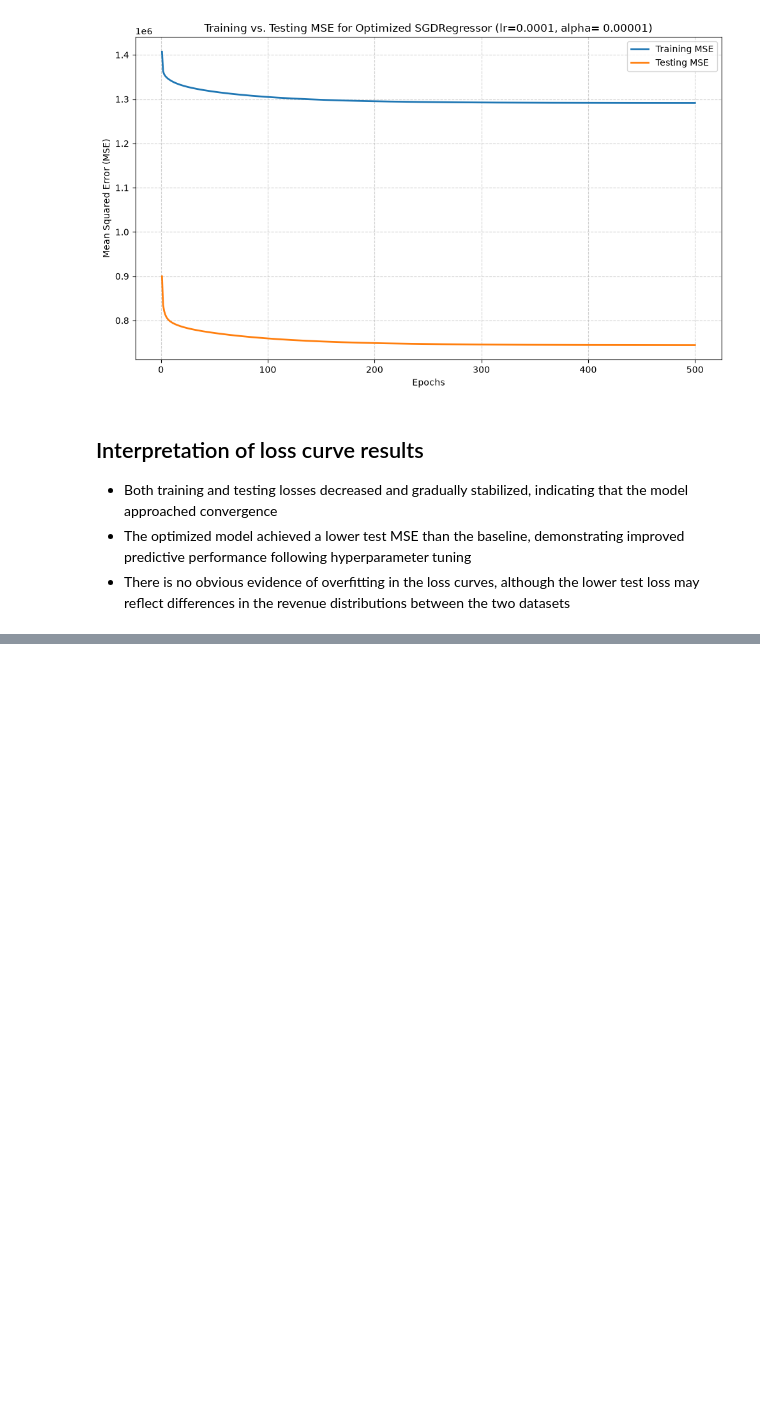
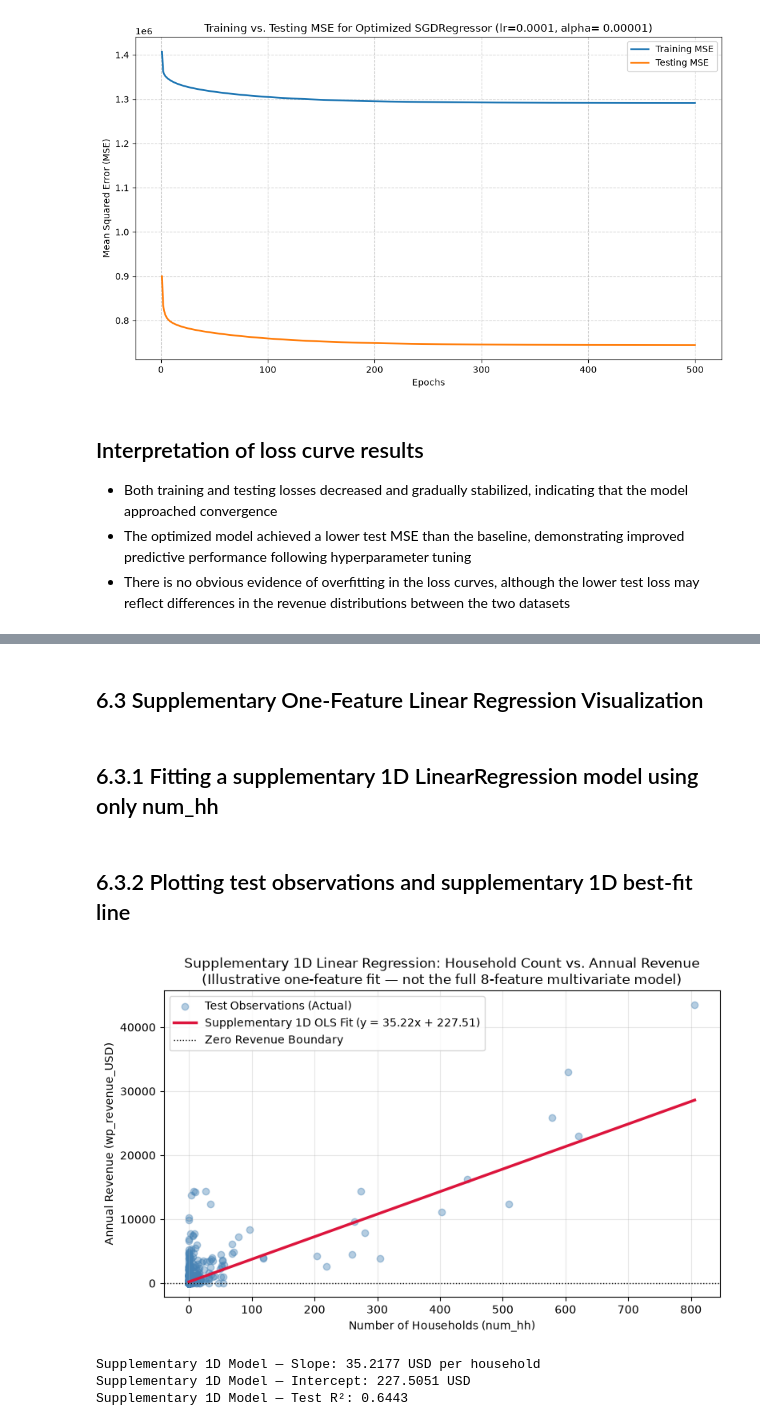
Before and after one commit to L-nsamba/linear_regression_model, a Jupyter notebook: summative/linear_regression/multivariate.ipynb, the cells around one changed output, grey strips where cells are left out. Saved outputs shown, nothing was run; the diff lists cells and outputs as text; code cells hidden in the pictures; blank space fills up the shorter version.

Commit message:
ordinary linear regression model completion

```diff
--- a/summative/linear_regression/multivariate.ipynb
+++ b/summative/linear_regression/multivariate.ipynb
@@ -924,0 +1045,63 @@ display(sgd_results_df)
+# %% [markdown]
+## 6.3 Supplementary One-Feature Linear Regression Visualization
+# %% [markdown]
+## 6.3.1 Fitting a supplementary 1D LinearRegression model using only num_hh
+# %%
+# Fitting a supplementary 1D LinearRegression model using only num_hh
+simple_lr = LinearRegression()
+simple_lr.fit(X_train[["num_hh"]], y_train)
+
+# Extracting the slope and intercept
+slope = simple_lr.coef_[0]
+intercept = simple_lr.intercept_
+
+# Generating fitted values across the observed test range of num_hh
+x_range = np.linspace(X_test["num_hh"].min(), X_test["num_hh"].max(), 200)
+x_grid = pd.DataFrame({"num_hh": x_range})
+y_fitted = simple_lr.predict(x_grid)
+# %% [markdown]
+## 6.3.2 Plotting test observations and supplementary 1D best-fit line
+# %%
+plt.figure(figsize=(8, 5))
+plt.scatter(
+    X_test["num_hh"],
+    y_test,
+    alpha=0.4,
+    color="steelblue",
+    label="Test Observations (Actual)",
+)
+plt.plot(
+    x_range,
+    y_fitted,
+    color="crimson",
+    linewidth=2.5,
+    label=f"Supplementary 1D OLS Fit (y = {slope:.2f}x + {intercept:.2f})",
+)
+plt.axhline(
+    0,
+    color="black",
+    linestyle=":",
+    linewidth=1,
+    label="Zero Revenue Boundary",
+)
+plt.title(
+    "Supplementary 1D Linear Regression: Household Count vs. Annual Revenue\n"
+    "(Illustrative one-feature fit — not the full 8-feature multivariate model)"
+)
+plt.xlabel("Number of Households (num_hh)")
+plt.ylabel("Annual Revenue (wp_revenue_USD)")
+plt.legend()
+plt.grid(True, alpha=0.3)
+plt.tight_layout()
+plt.show()
+
+print(f"Supplementary 1D Model — Slope: {slope:.4f} USD per household")
+print(f"Supplementary 1D Model — Intercept: {intercept:.4f} USD")
+print(
+    f"Supplementary 1D Model — Test R²: {simple_lr.score(X_test[['num_hh']], y_test):.4f}"
+)
+# %% [output]
+[figure, added]
+Supplementary 1D Model — Slope: 35.2177 USD per household
+Supplementary 1D Model — Intercept: 227.5051 USD
+Supplementary 1D Model — Test R²: 0.6443
```
Also changed, not shown: parts of 16 cells of this notebook.
